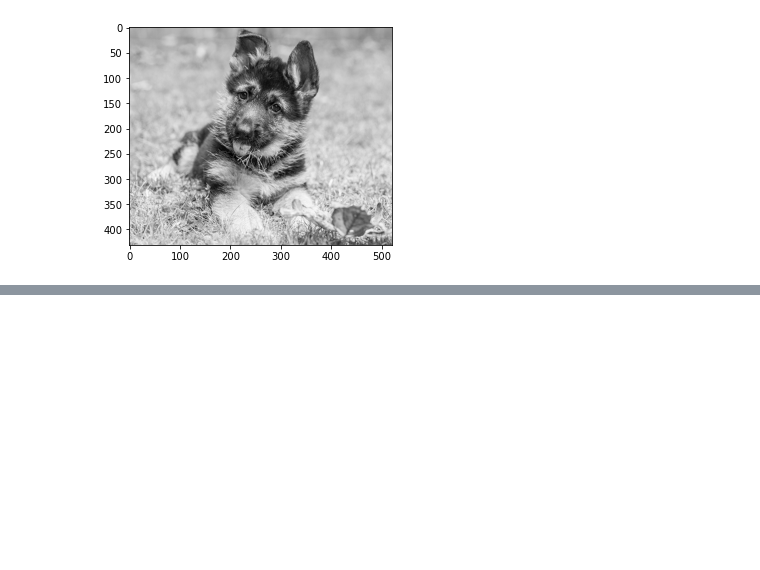
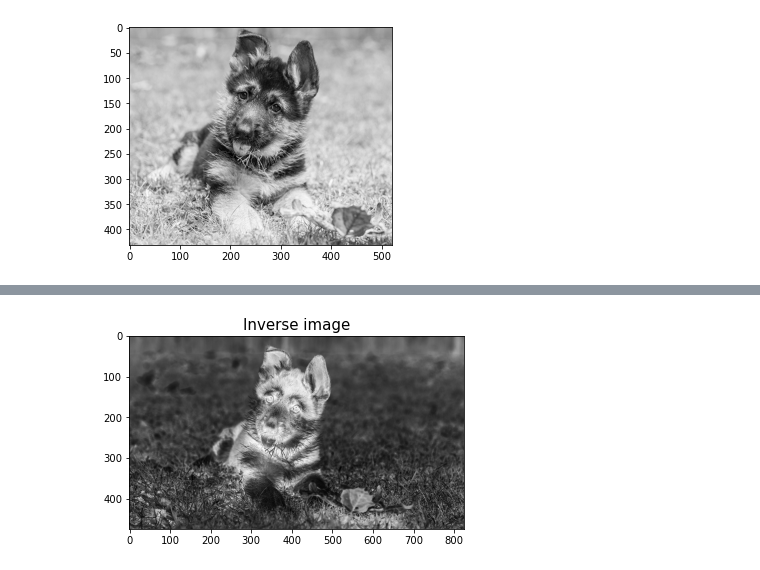
Before and after one commit to KC1988Learning/hsa_ocr, a Jupyter notebook: util/cvutil_documentation.ipynb, the cells around one changed output, grey strips where cells are left out. Drawn from its saved outputs; the diff is of its cells as text; code cells hidden in the pictures; blank space fills up the shorter version.

```diff
--- a/util/cvutil_documentation.ipynb
+++ b/util/cvutil_documentation.ipynb
@@ -249,0 +327,8 @@ view_img(cropped_gray_puppy)
+# %%
+# test on reshaped grayscale image
+puppy_img = read_img(puppy_path)
+puppy_gray_img = convert_to_gray(puppy_img, reshape=True)
+inverse_puppy_img = invert(puppy_gray_img)
+view_img(inverse_puppy_img, title="Inverse image")
+# %% [output]
+[figure, added]
```
Also changed, not shown: parts of 33 cells of this notebook, 13 other files.
